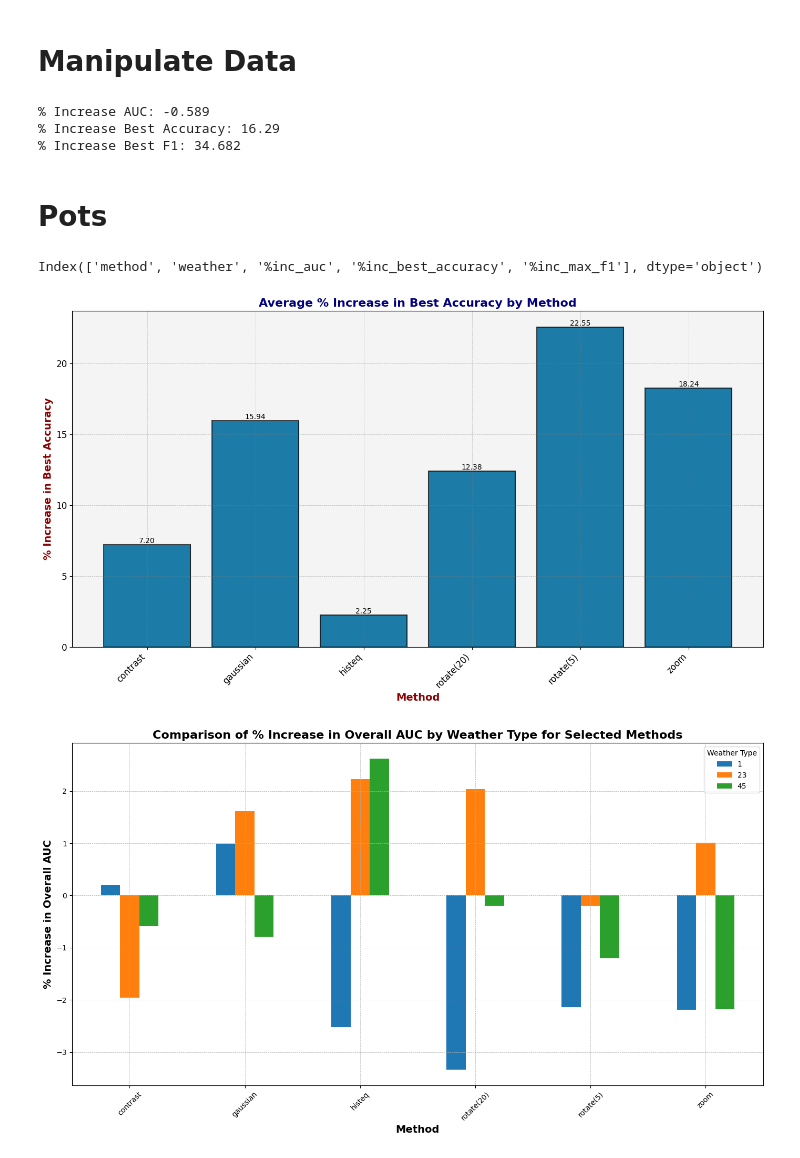
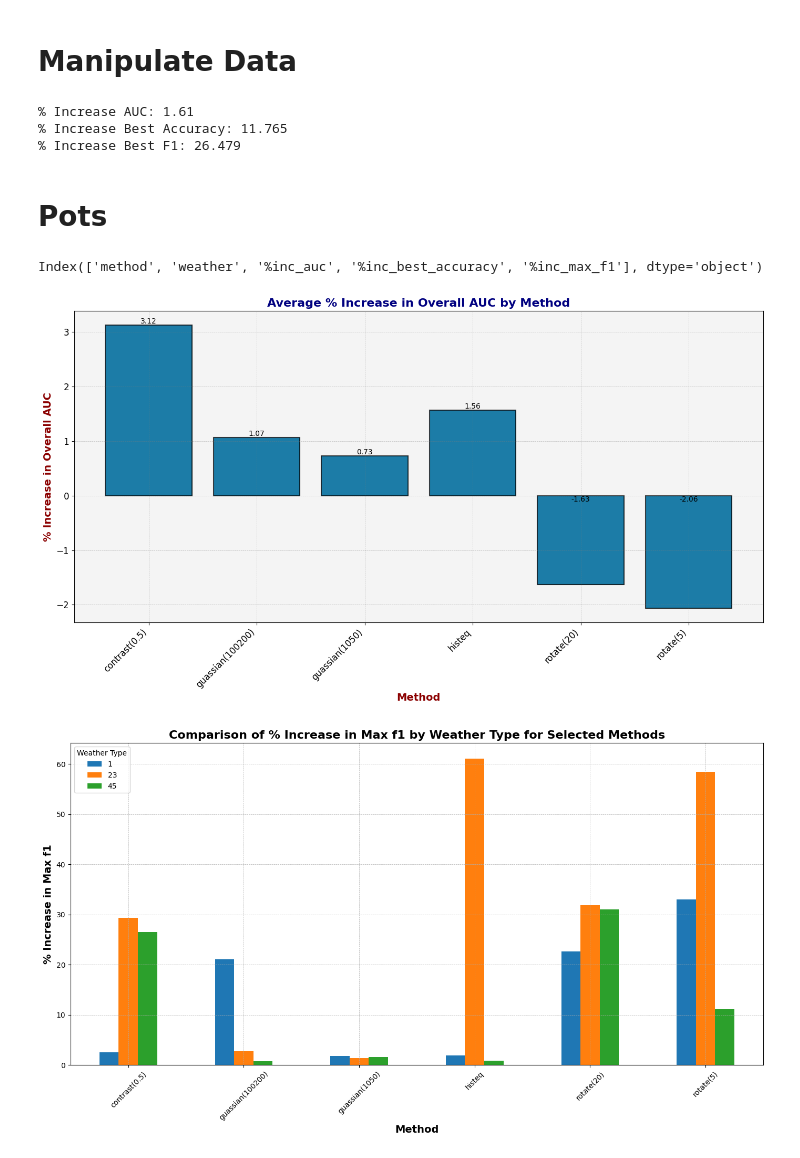
Before and after one commit to tee1g21/Intruder-Aircraft-Detection, a Jupyter notebook: main/results_calc.ipynb, the cells around one changed output. Saved outputs shown, nothing was run; the diff lists cells and outputs as text; code cells hidden in the pictures.

Commit message:
Round 3 Complete

```diff
--- a/main/results_calc.ipynb
+++ b/main/results_calc.ipynb
@@ -197,26 +197,26 @@ def write_results_to_csv(path, method, weather, percentage_auc, percentage_accur
 
 # Example string tables
 table1 = """                           Metric       Training     Validation
-                 Average Accuracy (0.556, 0.230) (0.541, 0.198)
-   Standard Deviation of Accuracy (0.122, 0.096) (0.098, 0.073)
-                    Best Accuracy (0.718, 0.300) (0.663, 0.239)
-                    Last Accuracy (0.700, 0.320) (0.637, 0.256)
-                      Overall AUC            NaN (0.509, 0.009)
-                 Maximum F1 Score            NaN (0.519, 0.430)
-                     Minimum Loss            NaN (0.787, 0.265)
-Difference in Average Loss Last N            NaN (0.263, 0.333)
-Standard Deviation of Loss Last N            NaN (0.074, 0.069)"""
+                 Average Accuracy (0.664, 0.198) (0.623, 0.166)
+   Standard Deviation of Accuracy (0.186, 0.096) (0.157, 0.076)
+                    Best Accuracy (0.844, 0.256) (0.765, 0.180)
+                    Last Accuracy (0.830, 0.281) (0.732, 0.223)
+                      Overall AUC            NaN (0.497, 0.022)
+                 Maximum F1 Score            NaN (0.676, 0.378)
+                     Minimum Loss            NaN (0.679, 0.232)
+Difference in Average Loss Last N            NaN (0.442, 0.284)
+Standard Deviation of Loss Last N            NaN (0.078, 0.049)"""
 
 table2 = """                           Metric       Training     Validation
-                 Average Accuracy (0.700, 0.210) (0.653, 0.155)
-   Standard Deviation of Accuracy (0.167, 0.093) (0.123, 0.081)
-                    Best Accuracy (0.861, 0.245) (0.771, 0.167)
-                    Last Accuracy (0.845, 0.272) (0.748, 0.206)
-                      Overall AUC            NaN (0.506, 0.019)
-                 Maximum F1 Score            NaN (0.699, 0.329)
-                     Minimum Loss            NaN (0.729, 0.183)
-Difference in Average Loss Last N            NaN (0.720, 0.506)
-Standard Deviation of Loss Last N            NaN (0.129, 0.075)"""
+                 Average Accuracy (0.862, 0.052) (0.764, 0.050)
+   Standard Deviation of Accuracy (0.214, 0.053) (0.148, 0.049)
+                    Best Accuracy (0.997, 0.001) (0.855, 0.007)
+                    Last Accuracy (0.993, 0.002) (0.845, 0.013)
+                      Overall AUC            NaN (0.505, 0.016)
+                 Maximum F1 Score            NaN (0.855, 0.007)
+                     Minimum Loss            NaN (0.585, 0.065)
+Difference in Average Loss Last N            NaN (1.267, 0.081)
+Standard Deviation of Loss Last N            NaN (0.203, 0.028)"""
 
 # Use these functions to extract and calculate percentage increases
 auc_values1 = parse_metric_from_table(table1, "Overall AUC")
@@ -228,7 +228,7 @@ best_accuracy_values2 = parse_metric_from_table(table2, "Best Accuracy")
 f1_values1 = parse_metric_from_table(table1, "Maximum F1 Score")
 f1_values2 = parse_metric_from_table(table2, "Maximum F1 Score")
 
-method = "contrast"
+method = "contrast(0.5)"
 weather = "45"
 
 percentage_increase_auc = calculate_percentage_increase(auc_values1[1], auc_values2[1])
@@ -236,7 +236,7 @@ percentage_increase_best_accuracy = calculate_percentage_increase(best_accuracy_
 percentage_increase_f2 = calculate_percentage_increase(f1_values1[1], f1_values2[1])
 
 # Write to CSV
-path = "../results/round2/percent_increase2.csv"
+path = "../results/round3/percent_increase3.csv"
 
 write_results_to_csv(path, method, weather, percentage_increase_auc, percentage_increase_best_accuracy, percentage_increase_f2)
 
@@ -244,9 +244,9 @@ print("% Increase AUC:", percentage_increase_auc)
 print("% Increase Best Accuracy:", percentage_increase_best_accuracy)
 print("% Increase Best F1:", percentage_increase_f2)
 # %% [output]
-% Increase AUC: -0.589
-% Increase Best Accuracy: 16.29
-% Increase Best F1: 34.682
+% Increase AUC: 1.61
+% Increase Best Accuracy: 11.765
+% Increase Best F1: 26.479
 # %% [markdown]
 # Pots
 # %%
@@ -258,45 +258,45 @@ df = pd.read_csv(path)
 print(df.columns)
 
 
-method = 'Best Accuracy'
-method_path = 'best_accuracy'
+method = 'Overall AUC'
+method_path = 'auc'
 
 # Simple plot example: Average % increase in AUC for each method
 means = df.groupby('method')[f'%inc_{method_path}'].mean()
 
 
-figures_path = "../results/round2/figures/"
+figures_path = "../results/round3/figures/"
 
 # Styling
 plt.figure(figsize=(14, 8))  # Adjust the figure size for better fit and visibility
 plt.bar(means.index, means.values, color='teal', width=0.8, edgecolor='grey', linewidth=0.6, alpha=0.9)
 
 # Adding rounded corners to bars
 for bar in plt.bar(means.index, means.values):
     bar.set_edgecolor("k") # Black edges
     bar.set_linewidth(1.5)
     bar.set_alpha(0.7)  # Slight transparency
 
 # Background and grid
 plt.gca().set_facecolor('#f4f4f4')  # Light grey background
 plt.grid(True, which='both', linestyle='--', linewidth=0.5, color='gray', alpha=0.5)
 
 # Titles and labels with enhanced fonts
 plt.title(f'Average % Increase in {method} by Method', fontsize=16, fontweight='bold', color='navy')
 plt.xlabel('Method', fontsize=14, fontweight='bold', color='darkred')
 plt.ylabel(f'% Increase in {method}', fontsize=14, fontweight='bold', color='darkred')
 
 # Ticks and tick labels
 plt.xticks(rotation=45, ha='right', fontsize=12)
 plt.yticks(fontsize=12)
 
 # Text labels above bars
 for index, value in enumerate(means):
     plt.text(index, value if value >= 0 else 0, f'{value:.2f}', ha='center', va='bottom' if value > 0 else 'top', fontsize=10, color='black')
 
 plt.tight_layout()  # Adjust layout
 plt.savefig(figures_path + f'average_increase_{method_path}.png')  # Save the figure to a file
 plt.show()
 # %% [output]
 Index(['method', 'weather', '%inc_auc', '%inc_best_accuracy', '%inc_max_f1'], dtype='object')
-[figure, old version]
+[figure, new version]
@@ -306,9 +306,9 @@ method_path = 'auc'
 # %%
 # Filter for selected methods
-selected_methods = ['rotate(5)', 'rotate(20)', 'histeq', 'zoom', 'contrast', 'gaussian']
+selected_methods = ['rotate(5)', 'rotate(20)', 'histeq', 'contrast(0.5)', 'guassian(1050)', 'gaussian(100200)']
 
 # selected methods with all methods
-#selected_methods = df['method'].unique()
+selected_methods = df['method'].unique()
 
 filtered_df = df[df['method'].isin(selected_methods)]
 
@@ -332,4 +332,4 @@ plt.tight_layout()
 plt.savefig(figures_path + f'comparison_increase_{method}_weather.png')
 plt.show()
 # %% [output]
-[figure, old version]
+[figure, new version]
```
Also changed, not shown: parts of 3 cells of this notebook, 5 other files.
